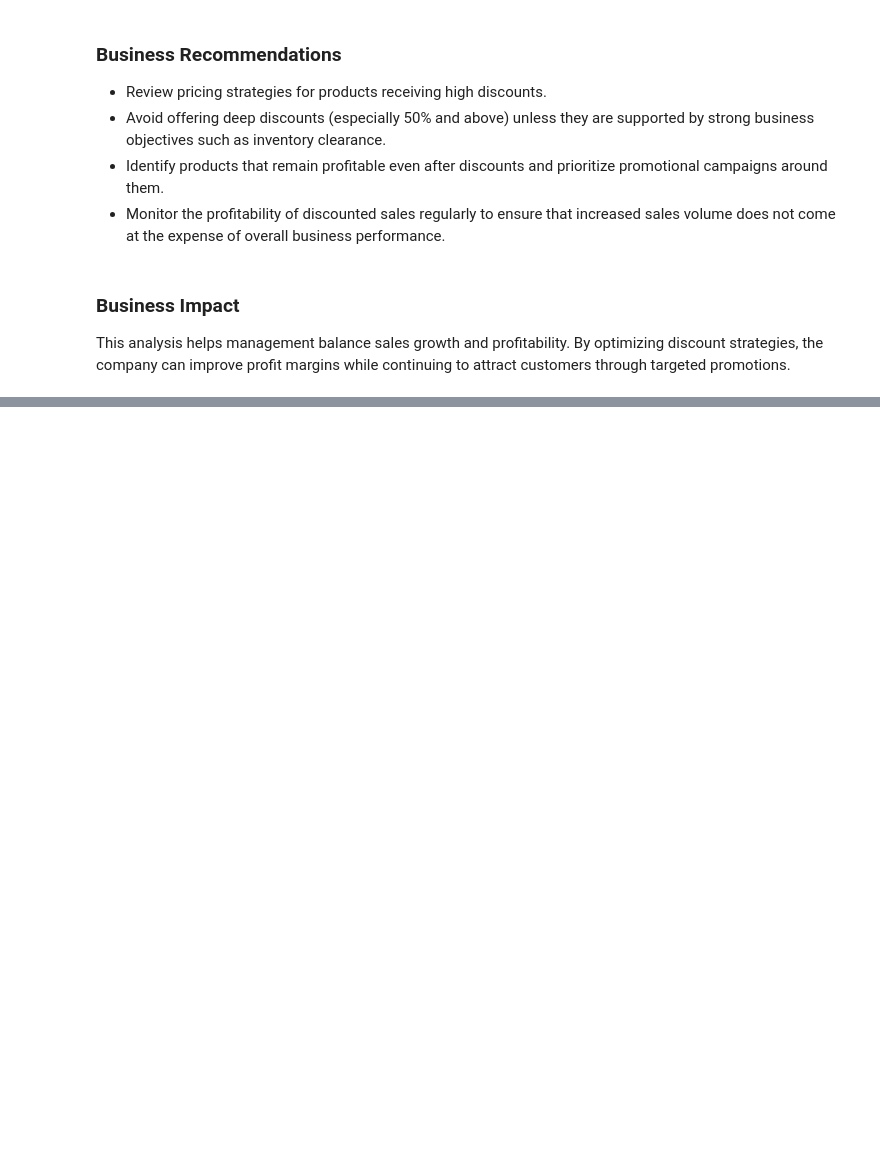
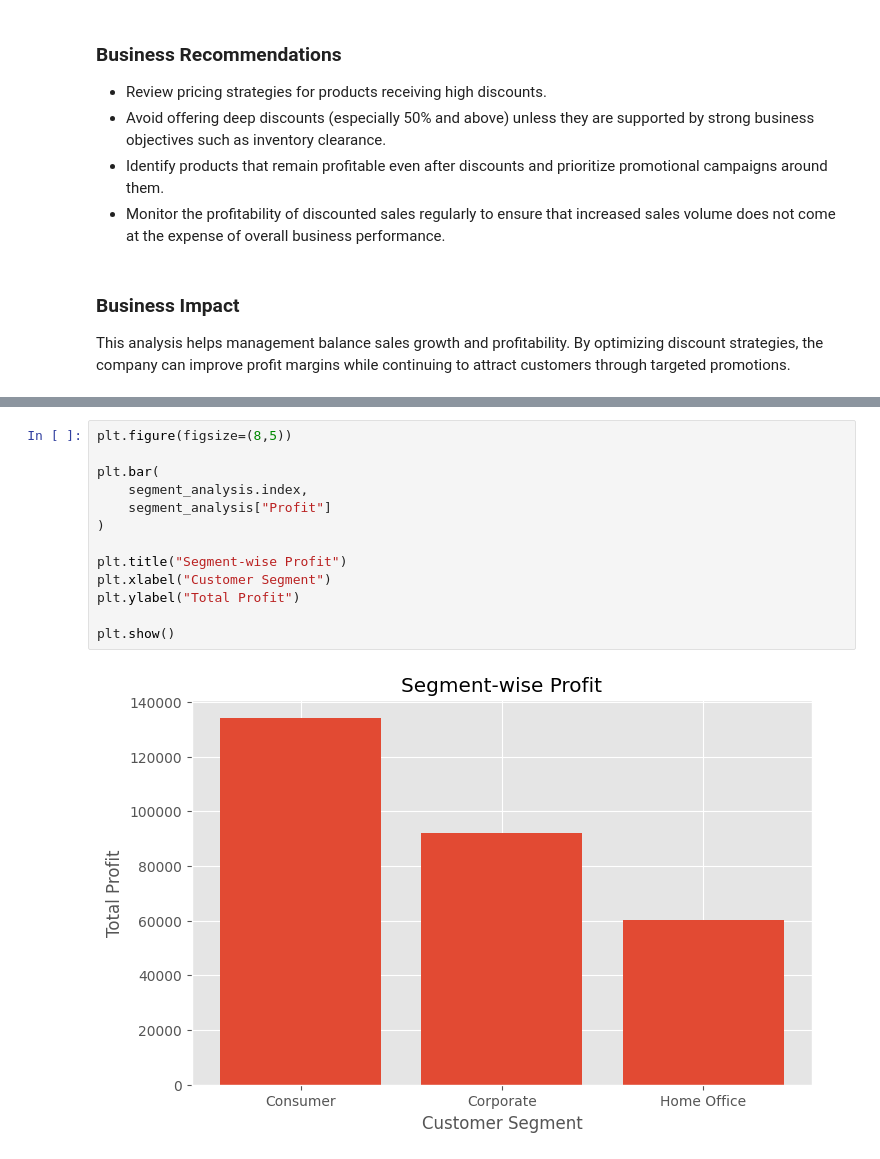
Before and after one commit to jigyasa-b31/Sales-Data-Analysis-Dashboard, a Jupyter notebook: notebooks/Sales_Data_Analysis_Dashboard.ipynb, the cells around one changed output, grey strips where cells are left out. Cells and saved outputs as stored; diff of their text form; blank space fills up the shorter version.

```diff
--- a/notebooks/Sales_Data_Analysis_Dashboard.ipynb
+++ b/notebooks/Sales_Data_Analysis_Dashboard.ipynb
@@ -778,0 +814,15 @@ This analysis helps management balance sales growth and profitability. By optimi
+# %%
+plt.figure(figsize=(8,5))
+
+plt.bar(
+    segment_analysis.index,
+    segment_analysis["Profit"]
+)
+
+plt.title("Segment-wise Profit")
+plt.xlabel("Customer Segment")
+plt.ylabel("Total Profit")
+
+plt.show()
+# %% [output]
+[figure, added]
```
Also changed, not shown: parts of 9 cells of this notebook.
